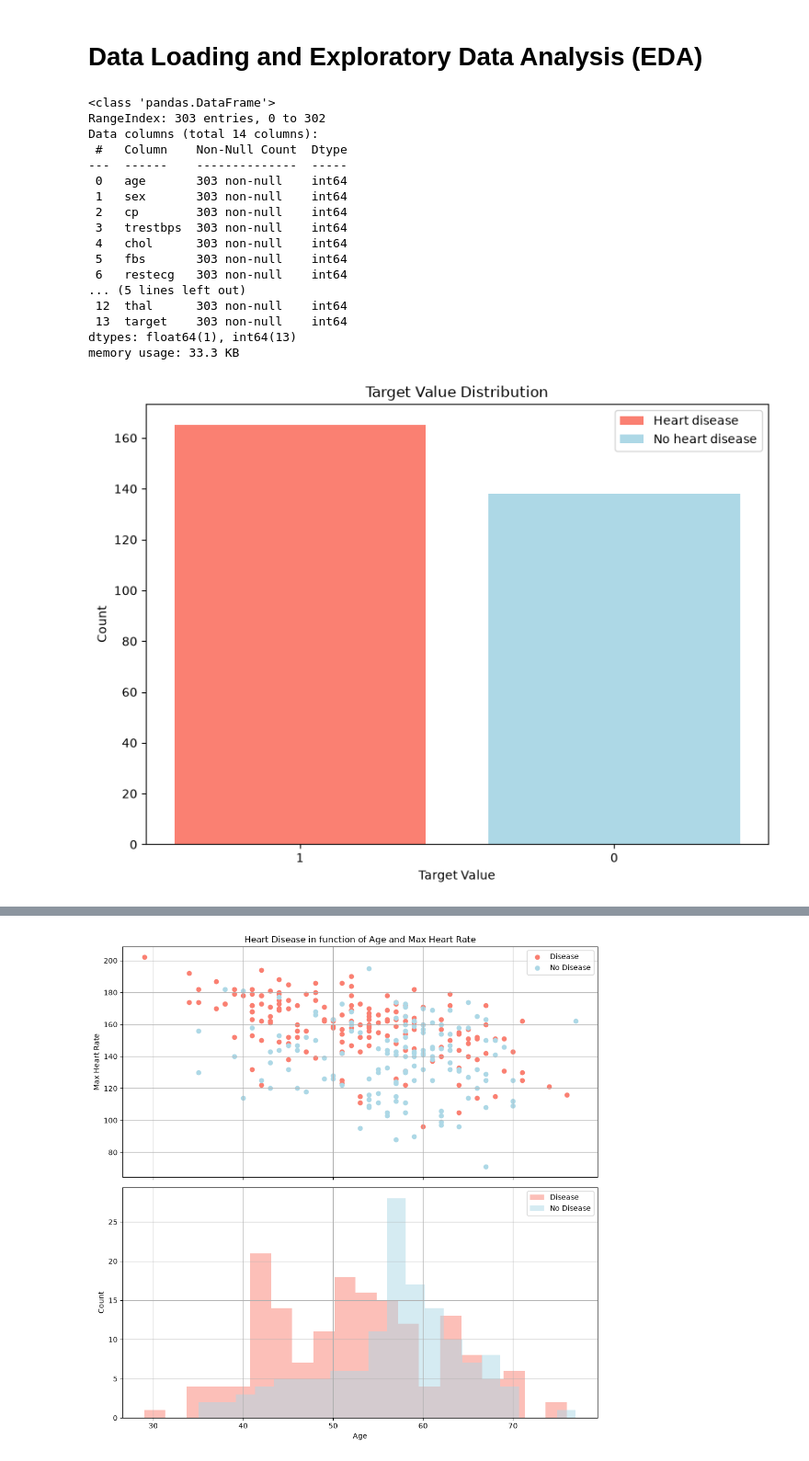
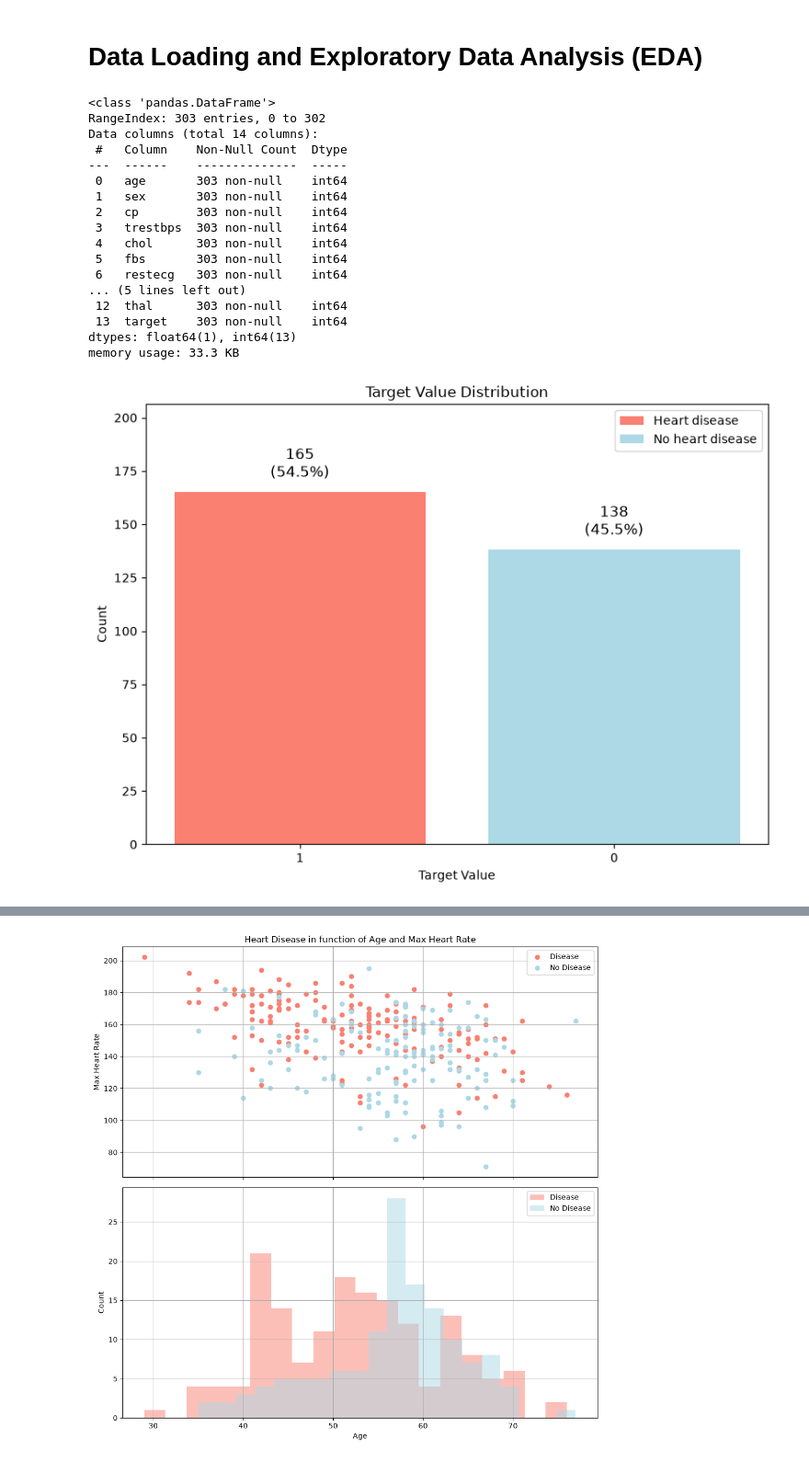
Before and after one commit to BevisWong76/heart-disease-predictor, a Jupyter notebook: heart_disease_classification.ipynb, the cells around one changed output, grey strips where cells are left out. Shown at 92% size. Cells and saved outputs as stored; diff of their text form; code cells hidden in the pictures.

```diff
--- a/heart_disease_classification.ipynb
+++ b/heart_disease_classification.ipynb
@@ -78,33 +78,38 @@ plt.figure(figsize=(8, 6))
 plt.bar(0, counts[1], color="salmon", label="Heart disease")
 plt.bar(1, counts[0], color="lightblue", label="No heart disease")
 
+# add percentage annotations to the bars
+for i, count in enumerate(counts):
+    percentage = (count / len(df)) * 100
+    plt.text(i, count + 5, f'{count}\n({percentage:.1f}%)', ha='center', va='bottom', fontsize=12)
 
 plt.title("Target Value Distribution")
 plt.xlabel("Target Value")
 plt.ylabel("Count")
 plt.xticks([0, 1], ["1", "0"])
+plt.ylim(0, max(counts) * 1.25)
 plt.legend()
 plt.tight_layout()
 plt.savefig(eda_plots_dir / "01_EDA_target_value_distribution.png", dpi=300, bbox_inches='tight')
 plt.show()
 # %% [output]
 <class 'pandas.DataFrame'>
 RangeIndex: 303 entries, 0 to 302
 Data columns (total 14 columns):
  #   Column    Non-Null Count  Dtype
 ---  ------    --------------  -----
  0   age       303 non-null    int64
  1   sex       303 non-null    int64
  2   cp        303 non-null    int64
  3   trestbps  303 non-null    int64
  4   chol      303 non-null    int64
  5   fbs       303 non-null    int64
  6   restecg   303 non-null    int64
 ... (5 lines left out)
  12  thal      303 non-null    int64
  13  target    303 non-null    int64
 dtypes: float64(1), int64(13)
 memory usage: 33.3 KB
-[figure, old version]
+[figure, new version]
 # %%
 # Visualize the relationship between heart disease and sex
```
Also changed, not shown: parts of 1 cell of this notebook, 5 other files.
